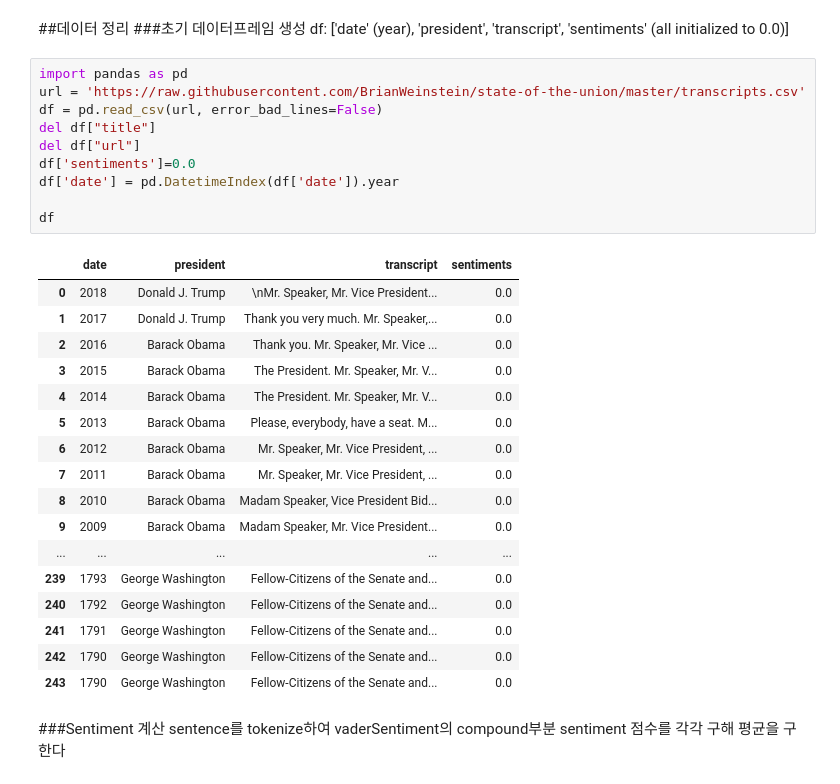
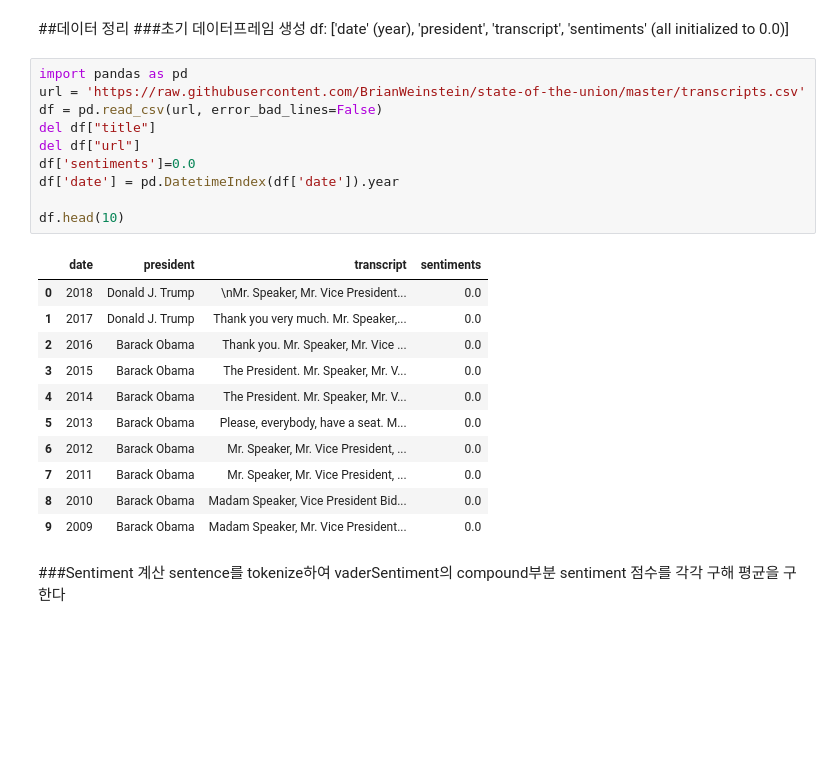
Before and after one commit to JennaPang-KU/us_presidential_speech_sentiment_analysis, a Jupyter notebook: sentiment_analysis.ipynb, the cells around one changed output. Saved outputs shown, nothing was run; the diff lists cells and outputs as text; blank space fills up the shorter version.

```diff
--- a/sentiment_analysis.ipynb
+++ b/sentiment_analysis.ipynb
@@ -52,31 +52,25 @@ df: ['date' (year), 'president', 'transcript', 'sentiments' (all initialized to
 # %%
 import pandas as pd
 url = 'https://raw.githubusercontent.com/BrianWeinstein/state-of-the-union/master/transcripts.csv'
 df = pd.read_csv(url, error_bad_lines=False)
 del df["title"]
 del df["url"]
 df['sentiments']=0.0
 df['date'] = pd.DatetimeIndex(df['date']).year
 
-df
+df.head(10)
 # %% [output]
 |  | date | president | transcript | sentiments |
 | 0 | 2018 | Donald J. Trump | \nMr. Speaker, Mr. Vice President... | 0.0 |
 | 1 | 2017 | Donald J. Trump | Thank you very much. Mr. Speaker,... | 0.0 |
 | 2 | 2016 | Barack Obama | Thank you. Mr. Speaker, Mr. Vice ... | 0.0 |
 | 3 | 2015 | Barack Obama | The President. Mr. Speaker, Mr. V... | 0.0 |
 | 4 | 2014 | Barack Obama | The President. Mr. Speaker, Mr. V... | 0.0 |
 | 5 | 2013 | Barack Obama | Please, everybody, have a seat. M... | 0.0 |
 | 6 | 2012 | Barack Obama | Mr. Speaker, Mr. Vice President, ... | 0.0 |
 | 7 | 2011 | Barack Obama | Mr. Speaker, Mr. Vice President, ... | 0.0 |
 | 8 | 2010 | Barack Obama | Madam Speaker, Vice President Bid... | 0.0 |
 | 9 | 2009 | Barack Obama | Madam Speaker, Mr. Vice President... | 0.0 |
-| ... | ... | ... | ... | ... |
-| 239 | 1793 | George Washington | Fellow-Citizens of the Senate and... | 0.0 |
-| 240 | 1792 | George Washington | Fellow-Citizens of the Senate and... | 0.0 |
-| 241 | 1791 | George Washington | Fellow-Citizens of the Senate and... | 0.0 |
-| 242 | 1790 | George Washington | Fellow-Citizens of the Senate and... | 0.0 |
-| 243 | 1790 | George Washington | Fellow-Citizens of the Senate and... | 0.0 |
 # %% [markdown]
 ###Sentiment 계산
 sentence를 tokenize하여 vaderSentiment의 compound부분 sentiment 점수를 각각 구해 평균을 구한다
```
Also changed, not shown: parts of 3 cells of this notebook.
